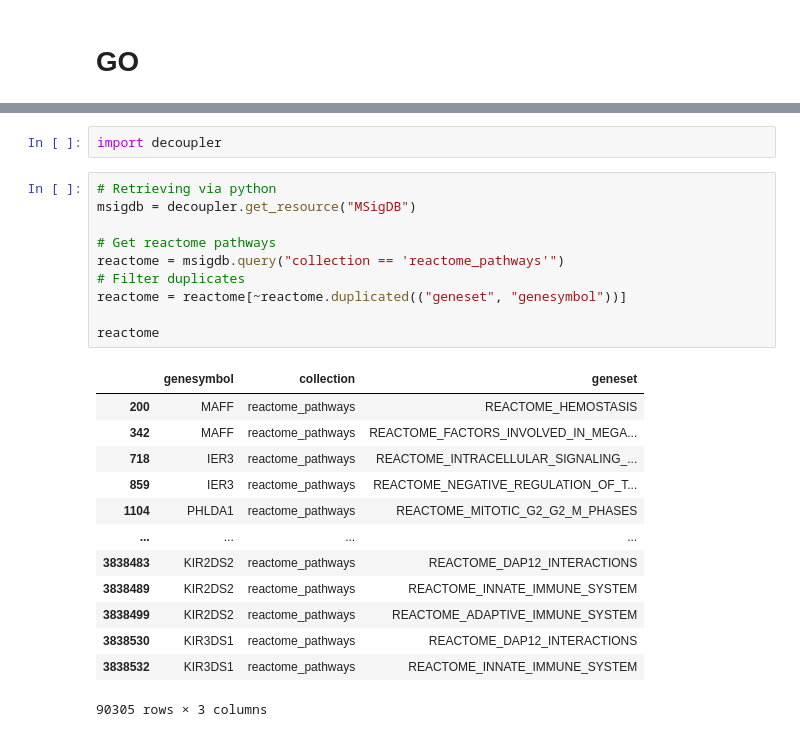
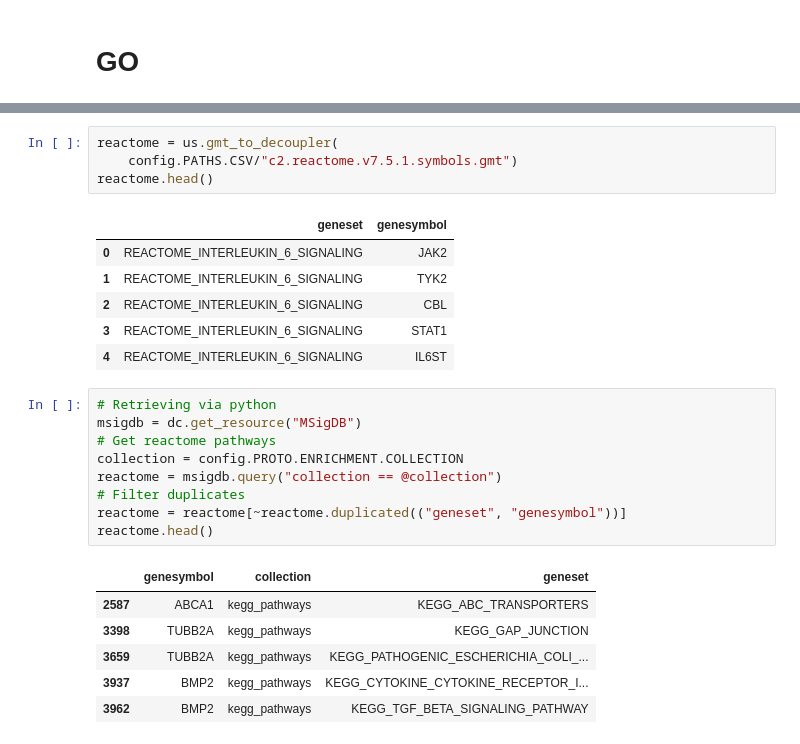
Before and after one commit to vessemer/INeurons, a Jupyter notebook: IPython/GSEA.ipynb, the cells around one changed output, grey strips where cells are left out. Cells and saved outputs as stored; diff of their text form.

```diff
--- a/IPython/GSEA.ipynb
+++ b/IPython/GSEA.ipynb
@@ -114,26 +76,27 @@ reactome = gmt_to_decoupler("c2.cp.reactome.v7.5.1.symbols.gmt")
-# %%
-import decoupler
+# %%
+reactome = us.gmt_to_decoupler(
+    config.PATHS.CSV/"c2.reactome.v7.5.1.symbols.gmt")
+reactome.head()
+# %% [output]
+|  | geneset | genesymbol |
+| 0 | REACTOME_INTERLEUKIN_6_SIGNALING | JAK2 |
+| 1 | REACTOME_INTERLEUKIN_6_SIGNALING | TYK2 |
+| 2 | REACTOME_INTERLEUKIN_6_SIGNALING | CBL |
+| 3 | REACTOME_INTERLEUKIN_6_SIGNALING | STAT1 |
+| 4 | REACTOME_INTERLEUKIN_6_SIGNALING | IL6ST |
 # %%
 # Retrieving via python
-msigdb = decoupler.get_resource("MSigDB")
-
+msigdb = dc.get_resource("MSigDB")
 # Get reactome pathways
-reactome = msigdb.query("collection == 'reactome_pathways'")
+collection = config.PROTO.ENRICHMENT.COLLECTION
+reactome = msigdb.query("collection == @collection")
 # Filter duplicates
 reactome = reactome[~reactome.duplicated(("geneset", "genesymbol"))]
-
-reactome
+reactome.head()
 # %% [output]
 |  | genesymbol | collection | geneset |
-| 200 | MAFF | reactome_pathways | REACTOME_HEMOSTASIS |
-| 342 | MAFF | reactome_pathways | REACTOME_FACTORS_INVOLVED_IN_MEGA... |
-| 718 | IER3 | reactome_pathways | REACTOME_INTRACELLULAR_SIGNALING_... |
-| 859 | IER3 | reactome_pathways | REACTOME_NEGATIVE_REGULATION_OF_T... |
-| 1104 | PHLDA1 | reactome_pathways | REACTOME_MITOTIC_G2_G2_M_PHASES |
-| ... | ... | ... | ... |
-| 3838483 | KIR2DS2 | reactome_pathways | REACTOME_DAP12_INTERACTIONS |
-| 3838489 | KIR2DS2 | reactome_pathways | REACTOME_INNATE_IMMUNE_SYSTEM |
-| 3838499 | KIR2DS2 | reactome_pathways | REACTOME_ADAPTIVE_IMMUNE_SYSTEM |
-| 3838530 | KIR3DS1 | reactome_pathways | REACTOME_DAP12_INTERACTIONS |
-| 3838532 | KIR3DS1 | reactome_pathways | REACTOME_INNATE_IMMUNE_SYSTEM |
+| 2587 | ABCA1 | kegg_pathways | KEGG_ABC_TRANSPORTERS |
+| 3398 | TUBB2A | kegg_pathways | KEGG_GAP_JUNCTION |
+| 3659 | TUBB2A | kegg_pathways | KEGG_PATHOGENIC_ESCHERICHIA_COLI_... |
+| 3937 | BMP2 | kegg_pathways | KEGG_CYTOKINE_CYTOKINE_RECEPTOR_I... |
+| 3962 | BMP2 | kegg_pathways | KEGG_TGF_BETA_SIGNALING_PATHWAY |
-90305 rows × 3 columns
```
Also changed, not shown: parts of 79 cells of this notebook.
